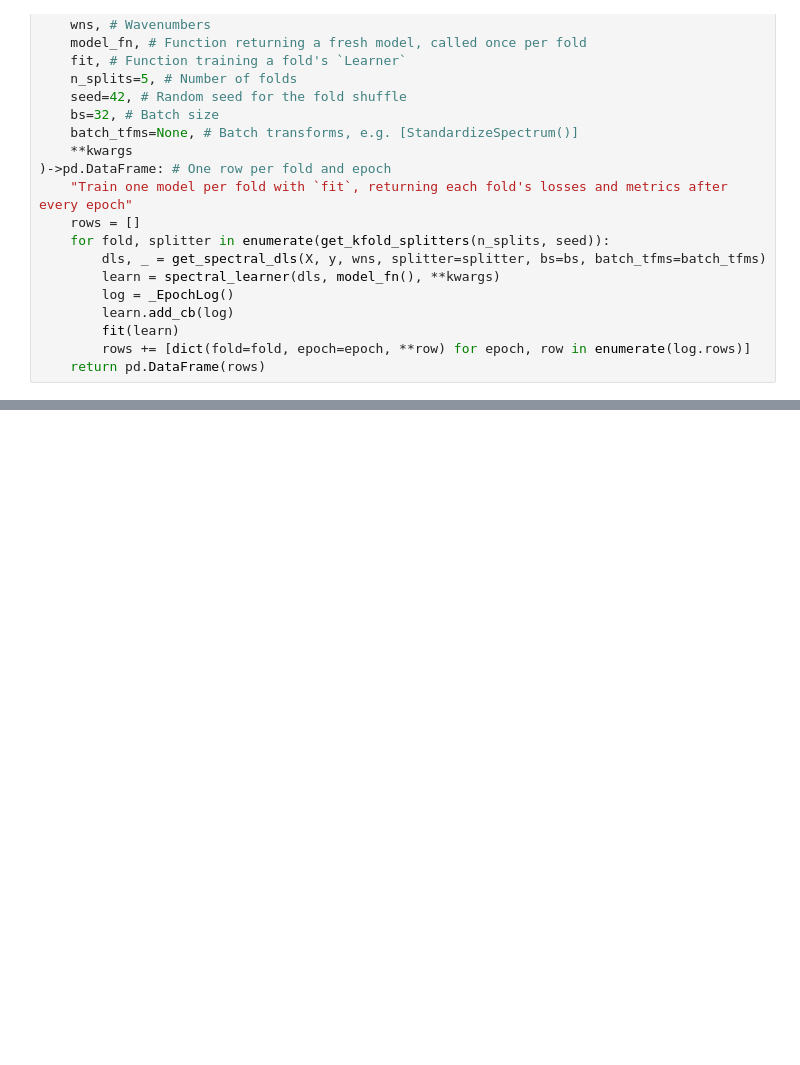
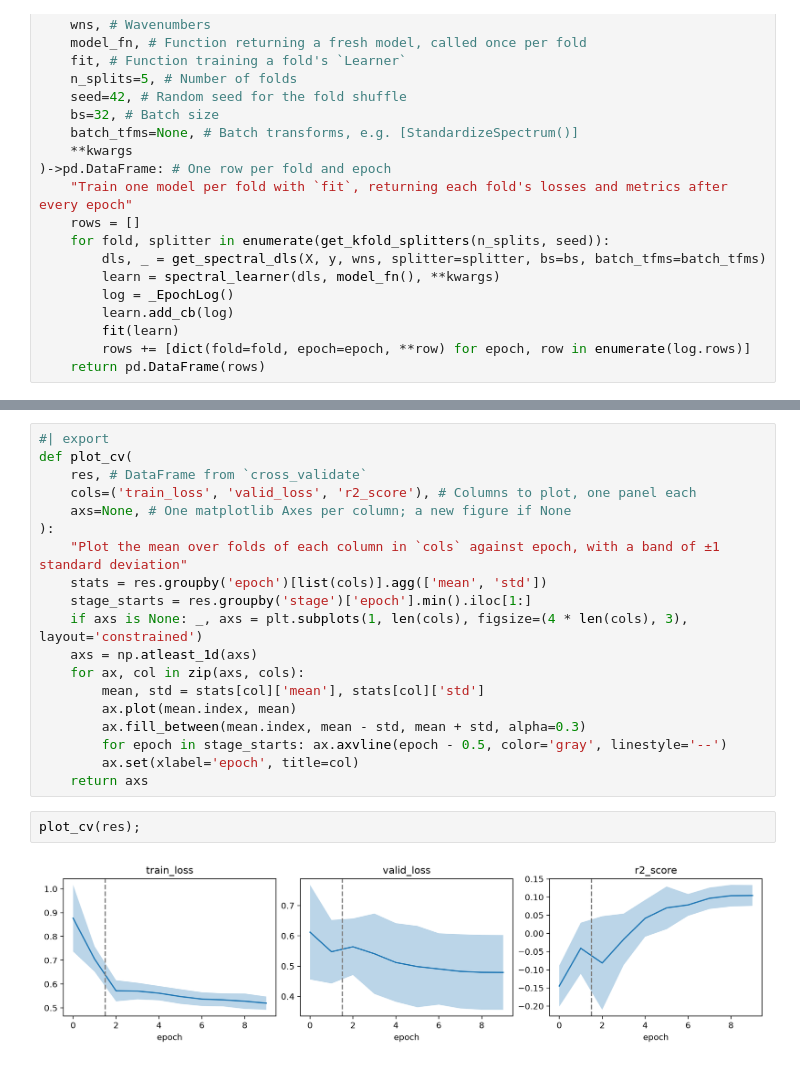
Before and after one commit to franckalbinet/soilspecdl, a Jupyter notebook: nbs/04_learner.ipynb, the cells around one changed output, grey strips where cells are left out. Saved outputs shown, nothing was run; the diff lists cells and outputs as text; blank space fills up the shorter version.

```diff
--- a/nbs/04_learner.ipynb
+++ b/nbs/04_learner.ipynb
@@ -174,0 +186,23 @@ res.groupby('epoch')['r2_score'].agg(['mean', 'std'])
+# %%
+#| export
+def plot_cv(
+    res, # DataFrame from `cross_validate`
+    cols=('train_loss', 'valid_loss', 'r2_score'), # Columns to plot, one panel each
+    axs=None, # One matplotlib Axes per column; a new figure if None
+):
+    "Plot the mean over folds of each column in `cols` against epoch, with a band of ±1 standard deviation"
+    stats = res.groupby('epoch')[list(cols)].agg(['mean', 'std'])
+    stage_starts = res.groupby('stage')['epoch'].min().iloc[1:]
+    if axs is None: _, axs = plt.subplots(1, len(cols), figsize=(4 * len(cols), 3), layout='constrained')
+    axs = np.atleast_1d(axs)
+    for ax, col in zip(axs, cols):
+        mean, std = stats[col]['mean'], stats[col]['std']
+        ax.plot(mean.index, mean)
+        ax.fill_between(mean.index, mean - std, mean + std, alpha=0.3)
+        for epoch in stage_starts: ax.axvline(epoch - 0.5, color='gray', linestyle='--')
+        ax.set(xlabel='epoch', title=col)
+    return axs
+# %%
+plot_cv(res);
+# %% [output]
+[figure, added]
```
Also changed, not shown: parts of 9 cells of this notebook, 2 other files.
